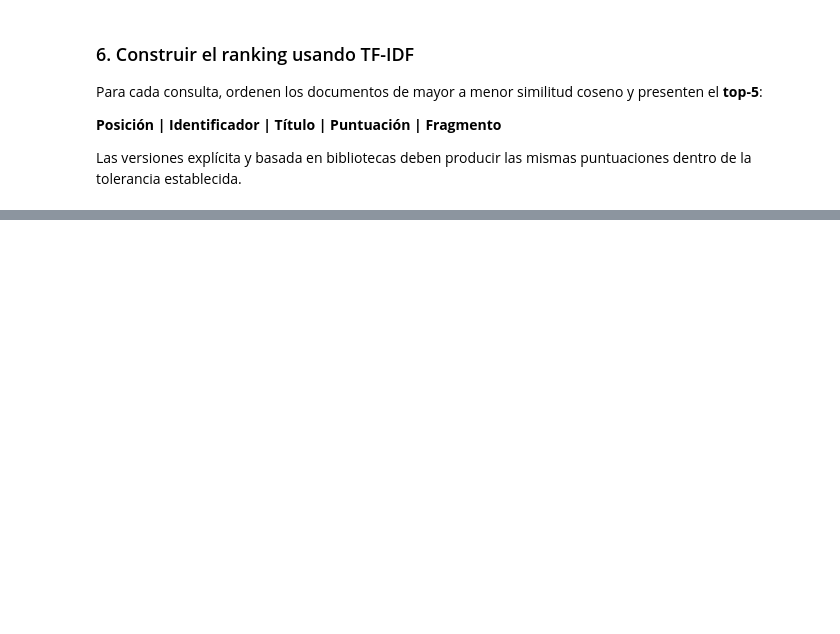
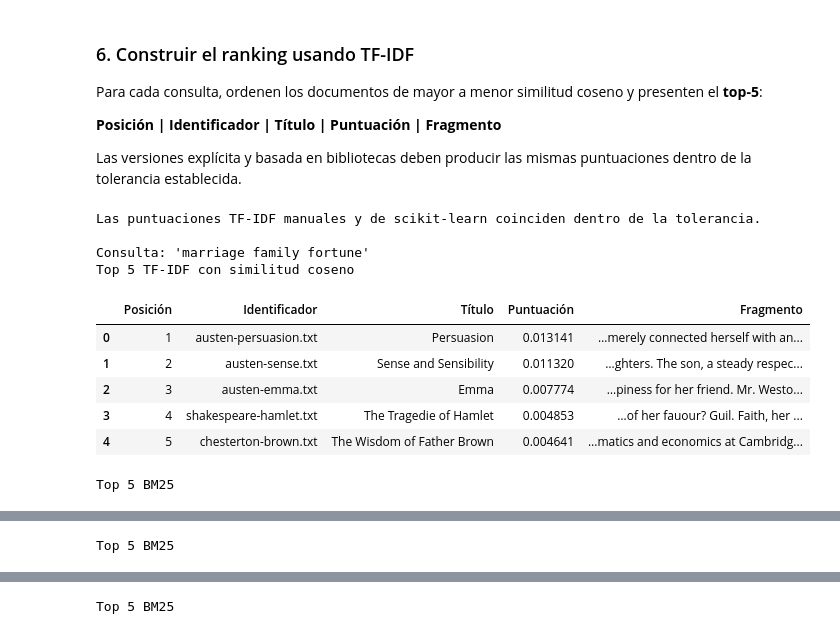
Before and after one commit to EstefanoCondoy/CondoyEstefano_IR_2026B, a Jupyter notebook: Deberes/03_vectorsearch_Condoy_Estéfano.ipynb, the cells around one changed output, grey strips where cells are left out. Drawn from its saved outputs; the diff is of its cells as text; code cells hidden in the pictures; blank space fills up the shorter version.

Commit message:
Implemente cambios en el código para mejorar la funcionalidad y optimizar el rendimiento y verifique TF-IDF con scikit-learn y agregue los  rankings por coseno y BM25

```diff
--- a/Deberes/03_vectorsearch_Condoy_Estéfano.ipynb
+++ b/Deberes/03_vectorsearch_Condoy_Estéfano.ipynb
@@ -278,3 +396,81 @@ Para cada consulta, ordenen los documentos de mayor a menor similitud coseno y p
 **Posición | Identificador | Título | Puntuación | Fragmento**
 
 Las versiones explícita y basada en bibliotecas deben producir las mismas puntuaciones dentro de la tolerancia establecida.
+# %%
+# Aquí busco un fragmento alrededor de un término compartido con la consulta.
+def obtener_fragmento(id_doc, tokens_consulta, radio=80):
+    compartidos = set(tokens_consulta).intersection(tf_por_documento[id_doc])
+    if not compartidos:
+        return "Sin términos compartidos."
+
+    # Aquí elijo el término de mayor IDF para mostrar un fragmento específico.
+    termino_clave = max(sorted(compartidos), key=idf_corpus.get)
+    texto = textos_originales[id_doc]
+    for coincidencia in TOKEN_RE.finditer(texto.replace("\u2019", "'")):
+        if coincidencia.group().lower() == termino_clave:
+            inicio = max(0, coincidencia.start() - radio)
+            fin = min(len(texto), coincidencia.end() + radio)
+            fragmento = " ".join(texto[inicio:fin].split())
+            return f"…{fragmento}…"
+
+# Aquí ordeno de mayor a menor puntuación y uso el ID para desempatar.
+def top_cinco(puntuaciones, tokens_consulta):
+    orden = sorted(
+        range(n_documentos),
+        key=lambda i: (-puntuaciones[i], ids_documentos[i]),
+    )
+    filas = []
+    for posicion, i in enumerate(orden[:5], start=1):
+        id_doc = ids_documentos[i]
+        filas.append({
+            "Posición": posicion,
+            "Identificador": id_doc,
+            "Título": titulos[id_doc],
+            "Puntuación": puntuaciones[i],
+            "Fragmento": obtener_fragmento(id_doc, tokens_consulta),
+        })
+    return pd.DataFrame(filas)
+
+# Aquí uso BM25 con k1 para la saturación de TF y b para ajustar por longitud.
+def puntuar_bm25(tokens_consulta, k1=1.2, b=0.75):
+    puntuaciones = np.zeros(n_documentos)
+    ajuste_longitud = k1 * (1 - b + b * longitudes / longitudes.mean())
+    for termino in dict.fromkeys(tokens_consulta):
+        df = df_corpus[termino]
+        if df == 0:
+            continue
+        # Aquí calculo el IDF de la variante de BM25 que utiliza Apache Lucene.
+        # https://lucene.apache.org/core/10_5_2/core/org/apache/lucene/search/similarities/BM25Similarity.html
+        idf_bm25 = log1p((n_documentos - df + 0.5) / (df + 0.5))
+        tf = np.array([tf_por_documento[id_doc][termino] for id_doc in ids_documentos])
+        puntuaciones += idf_bm25 * (tf * (k1 + 1)) / (tf + ajuste_longitud)
+    return puntuaciones
+
+# Aquí muestro los top-5 y cuento cuántos documentos coinciden entre ambos métodos.
+print("Las puntuaciones TF-IDF manuales y de scikit-learn coinciden dentro de la tolerancia.")
+for i, consulta in enumerate(consultas):
+    tokens = tokens_consultas[consulta]
+    ranking_tfidf = top_cinco(puntuaciones_manual[i], tokens)
+    ranking_bm25 = top_cinco(puntuar_bm25(tokens), tokens)
+
+    print(f"\nConsulta: {consulta!r}")
+    with pd.option_context("display.max_colwidth", None):
+        print("Top 5 TF-IDF con similitud coseno")
+        display(ranking_tfidf)
+        print("Top 5 BM25")
+        display(ranking_bm25)
+
+    ids_comunes = set(ranking_tfidf["Identificador"]) & set(ranking_bm25["Identificador"])
+    print(f"Documentos en común entre ambos top 5: {len(ids_comunes)} de 5.")
+# %% [output]
+Las puntuaciones TF-IDF manuales y de scikit-learn coinciden dentro de la tolerancia.
+
+Consulta: 'marriage family fortune'
+Top 5 TF-IDF con similitud coseno
+|  | Posición | Identificador | Título | Puntuación | Fragmento |
+| 0 | 1 | austen-persuasion.txt | Persuasion | 0.013141 | …merely connected herself with an... |
+| 1 | 2 | austen-sense.txt | Sense and Sensibility | 0.011320 | …ghters. The son, a steady respec... |
+| 2 | 3 | austen-emma.txt | Emma | 0.007774 | …piness for her friend. Mr. Westo... |
+| 3 | 4 | shakespeare-hamlet.txt | The Tragedie of Hamlet | 0.004853 | …of her fauour? Guil. Faith, her ... |
+| 4 | 5 | chesterton-brown.txt | The Wisdom of Father Brown | 0.004641 | …matics and economics at Cambridg... |
+Top 5 BM25
@@ -280,0 +493 @@ Las versiones explícita y basada en bibliotecas deben producir las mismas puntu
+Top 5 BM25
@@ -280,0 +510 @@ Las versiones explícita y basada en bibliotecas deben producir las mismas puntu
+Top 5 BM25
```
Also changed, not shown: parts of 4 cells of this notebook.
